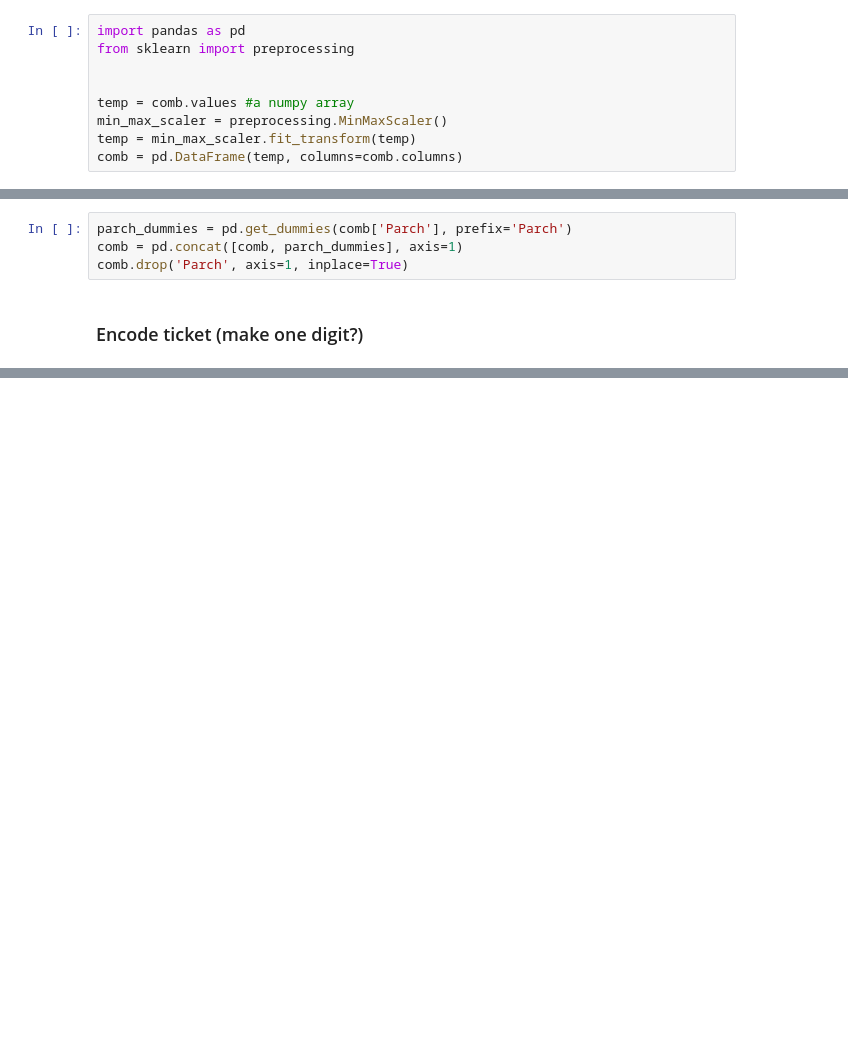
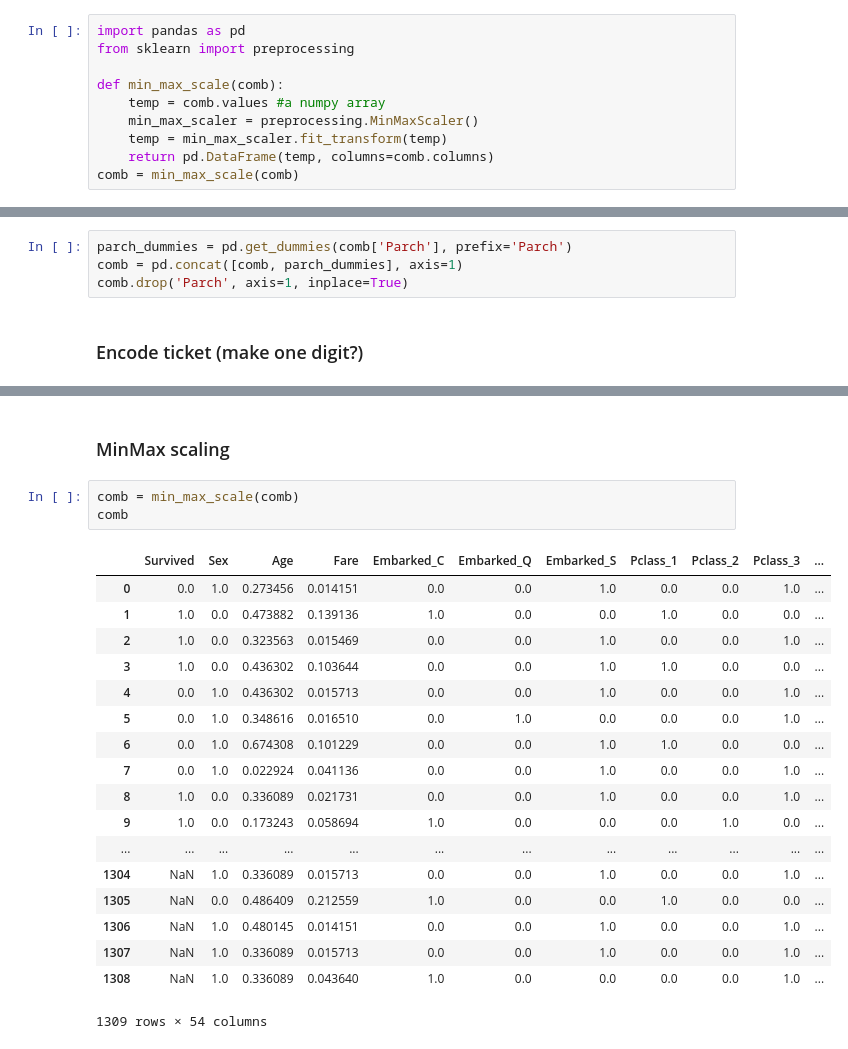
Before and after one commit to GlaIZier/titanic-prediction, a Jupyter notebook: notebooks/approach2.ipynb, the cells around one changed output, grey strips where cells are left out. Drawn from its saved outputs; the diff is of its cells as text; blank space fills up the shorter version.

```diff
--- a/notebooks/approach2.ipynb
+++ b/notebooks/approach2.ipynb
@@ -258,11 +258,12 @@ comb['Embarked'] = comb['Embarked'].astype('category').cat.codes
 import pandas as pd
 from sklearn import preprocessing
 
-
-temp = comb.values #a numpy array
-min_max_scaler = preprocessing.MinMaxScaler()
-temp = min_max_scaler.fit_transform(temp)
-comb = pd.DataFrame(temp, columns=comb.columns)
+def min_max_scale(comb):
+    temp = comb.values #a numpy array
+    min_max_scaler = preprocessing.MinMaxScaler()
+    temp = min_max_scaler.fit_transform(temp)
+    return pd.DataFrame(temp, columns=comb.columns)
+comb = min_max_scale(comb)
 # %%
 args.train = comb[:args.train_border_index]
 args.test = comb[args.train_border_index:].reset_index(drop=True)
@@ -584,0 +565,24 @@ title_dictionary = {
+# %% [markdown]
+### MinMax scaling
+# %%
+comb = min_max_scale(comb)
+comb
+# %% [output]
+|  | Survived | Sex | Age | Fare | Embarked_C | Embarked_Q | Embarked_S | Pclass_1 | Pclass_2 | Pclass_3 | ... |
+| 0 | 0.0 | 1.0 | 0.273456 | 0.014151 | 0.0 | 0.0 | 1.0 | 0.0 | 0.0 | 1.0 | ... |
+| 1 | 1.0 | 0.0 | 0.473882 | 0.139136 | 1.0 | 0.0 | 0.0 | 1.0 | 0.0 | 0.0 | ... |
+| 2 | 1.0 | 0.0 | 0.323563 | 0.015469 | 0.0 | 0.0 | 1.0 | 0.0 | 0.0 | 1.0 | ... |
+| 3 | 1.0 | 0.0 | 0.436302 | 0.103644 | 0.0 | 0.0 | 1.0 | 1.0 | 0.0 | 0.0 | ... |
+| 4 | 0.0 | 1.0 | 0.436302 | 0.015713 | 0.0 | 0.0 | 1.0 | 0.0 | 0.0 | 1.0 | ... |
+| 5 | 0.0 | 1.0 | 0.348616 | 0.016510 | 0.0 | 1.0 | 0.0 | 0.0 | 0.0 | 1.0 | ... |
+| 6 | 0.0 | 1.0 | 0.674308 | 0.101229 | 0.0 | 0.0 | 1.0 | 1.0 | 0.0 | 0.0 | ... |
+| 7 | 0.0 | 1.0 | 0.022924 | 0.041136 | 0.0 | 0.0 | 1.0 | 0.0 | 0.0 | 1.0 | ... |
+| 8 | 1.0 | 0.0 | 0.336089 | 0.021731 | 0.0 | 0.0 | 1.0 | 0.0 | 0.0 | 1.0 | ... |
+| 9 | 1.0 | 0.0 | 0.173243 | 0.058694 | 1.0 | 0.0 | 0.0 | 0.0 | 1.0 | 0.0 | ... |
+| ... | ... | ... | ... | ... | ... | ... | ... | ... | ... | ... | ... |
+| 1304 | NaN | 1.0 | 0.336089 | 0.015713 | 0.0 | 0.0 | 1.0 | 0.0 | 0.0 | 1.0 | ... |
+| 1305 | NaN | 0.0 | 0.486409 | 0.212559 | 1.0 | 0.0 | 0.0 | 1.0 | 0.0 | 0.0 | ... |
+| 1306 | NaN | 1.0 | 0.480145 | 0.014151 | 0.0 | 0.0 | 1.0 | 0.0 | 0.0 | 1.0 | ... |
+| 1307 | NaN | 1.0 | 0.336089 | 0.015713 | 0.0 | 0.0 | 1.0 | 0.0 | 0.0 | 1.0 | ... |
+| 1308 | NaN | 1.0 | 0.336089 | 0.043640 | 1.0 | 0.0 | 0.0 | 0.0 | 0.0 | 1.0 | ... |
+1309 rows × 54 columns
```
Also changed, not shown: parts of 3 cells of this notebook.
